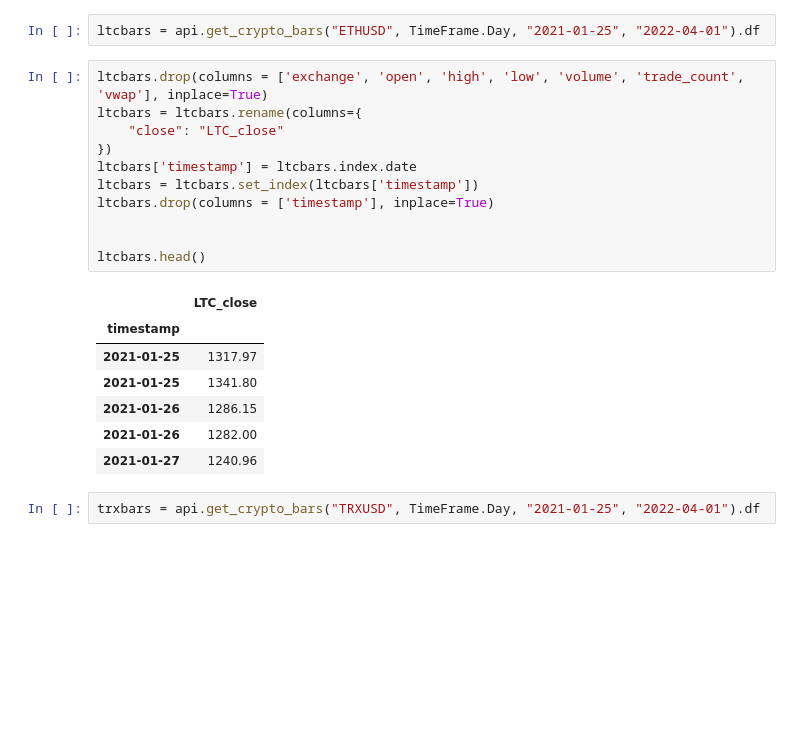
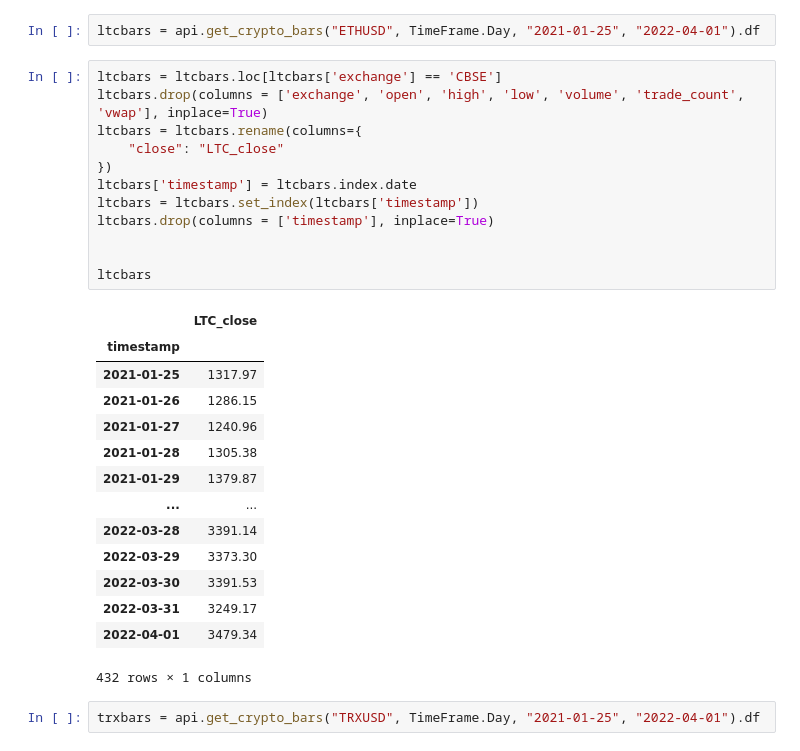
Before and after one commit to MarcAgnew055/Project-1, a Jupyter notebook: Project.ipynb, the cells around one changed output. Drawn from its saved outputs; the diff is of its cells as text; blank space fills up the shorter version.

```diff
--- a/Project.ipynb
+++ b/Project.ipynb
@@ -155,24 +214,32 @@ linkbars.head()
 # %%
 ltcbars = api.get_crypto_bars("ETHUSD", TimeFrame.Day, "2021-01-25", "2022-04-01").df
 # %%
+ltcbars = ltcbars.loc[ltcbars['exchange'] == 'CBSE']
 ltcbars.drop(columns = ['exchange', 'open', 'high', 'low', 'volume', 'trade_count', 'vwap'], inplace=True)
 ltcbars = ltcbars.rename(columns={
     "close": "LTC_close"
 })
 ltcbars['timestamp'] = ltcbars.index.date
 ltcbars = ltcbars.set_index(ltcbars['timestamp'])
 ltcbars.drop(columns = ['timestamp'], inplace=True)
 
 
-ltcbars.head()
+ltcbars
 # %% [output]
 |  | LTC_close |
 | timestamp |  |
 | 2021-01-25 | 1317.97 |
-| 2021-01-25 | 1341.80 |
 | 2021-01-26 | 1286.15 |
-| 2021-01-26 | 1282.00 |
 | 2021-01-27 | 1240.96 |
+| 2021-01-28 | 1305.38 |
+| 2021-01-29 | 1379.87 |
+| ... | ... |
+| 2022-03-28 | 3391.14 |
+| 2022-03-29 | 3373.30 |
+| 2022-03-30 | 3391.53 |
+| 2022-03-31 | 3249.17 |
+| 2022-04-01 | 3479.34 |
+432 rows × 1 columns
 # %%
 trxbars = api.get_crypto_bars("TRXUSD", TimeFrame.Day, "2021-01-25", "2022-04-01").df
 # %%
```
Also changed, not shown: parts of 15 cells of this notebook.
